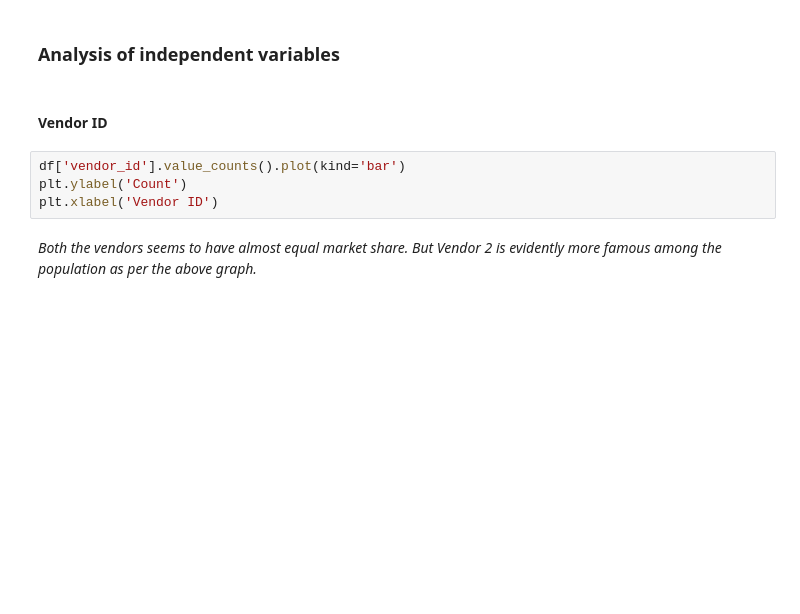
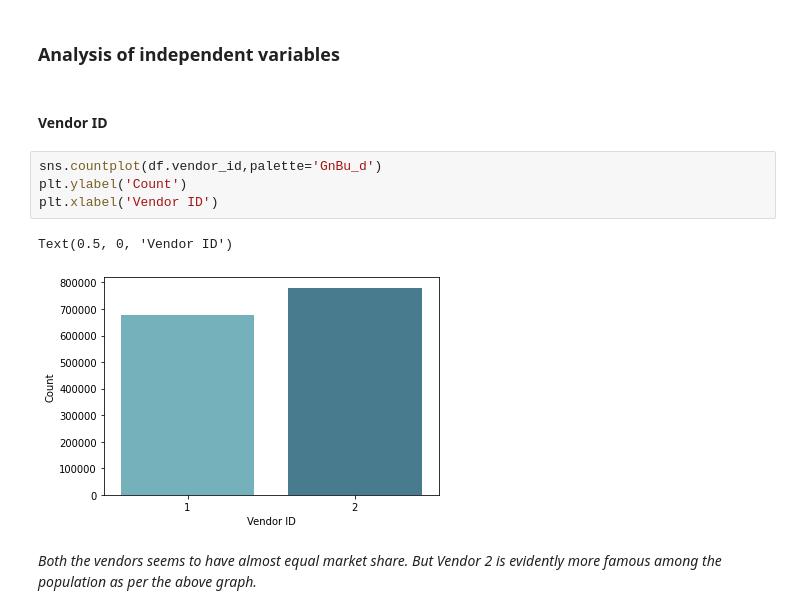
Before and after one commit to sanjay2097/NYC-Taxi-Trip-Time-Prediction, a Jupyter notebook: NYC_Taxi_Time_Prediction_Capstone_Project.ipynb, the cells around one changed output. Saved outputs shown, nothing was run; the diff lists cells and outputs as text; blank space fills up the shorter version.

```diff
--- a/NYC_Taxi_Time_Prediction_Capstone_Project.ipynb
+++ b/NYC_Taxi_Time_Prediction_Capstone_Project.ipynb
@@ -114,9 +145,12 @@ Inferences from distribution plot :
 # %% [markdown]
 #### Vendor ID
 # %%
-df['vendor_id'].value_counts().plot(kind='bar')
+sns.countplot(df.vendor_id,palette='GnBu_d')
 plt.ylabel('Count')
 plt.xlabel('Vendor ID')
+# %% [output]
+Text(0.5, 0, 'Vendor ID')
+[figure, added]
 # %% [markdown]
 *Both the vendors seems to have almost equal market share. But Vendor 2 is evidently more famous among the population as per the above graph.*
 # %% [markdown]
```
Also changed, not shown: parts of 106 cells of this notebook.
